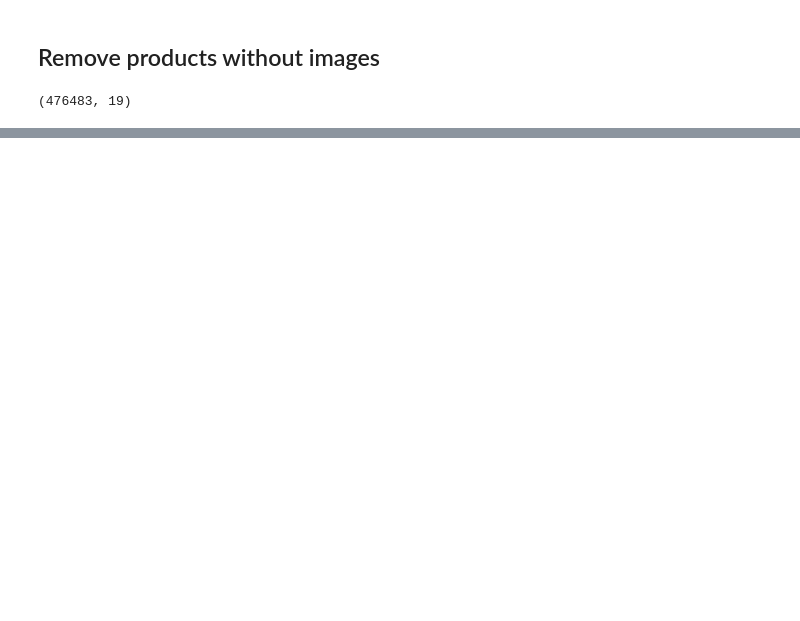
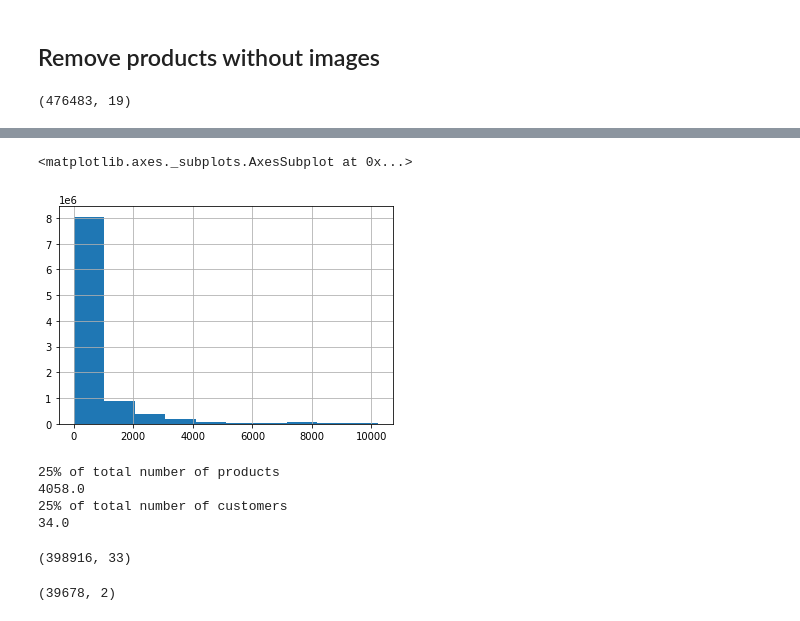
Before and after one commit to alirezasdg1/Amazon-recommender-system, a Jupyter notebook: notebooks/prepare_dataset.ipynb, the cells around one changed output, grey strips where cells are left out. Drawn from its saved outputs; the diff is of its cells as text; code cells hidden in the pictures; blank space fills up the shorter version.

```diff
--- a/notebooks/prepare_dataset.ipynb
+++ b/notebooks/prepare_dataset.ipynb
@@ -348,0 +191,16 @@ df_all["style"].iloc[9794153]
+# %%
+df_all_15.Total_review_P.hist()
+# %% [output]
+<matplotlib.axes._subplots.AxesSubplot at 0x...>
+[figure, added]
+# %%
+print("25% of total number of products")
+print(df_all_15.Total_review_P.quantile(q=.97))
+
+print("25% of total number of customers")
+print(df_all_15.Total_review_C.quantile(q=.99))
+# %% [output]
+25% of total number of products
+4058.0
+25% of total number of customers
+34.0
@@ -348,0 +209,4 @@ df_all["style"].iloc[9794153]
+# %%
+df_all_re.shape
+# %% [output]
+(398916, 33)
@@ -348,0 +215,4 @@ df_all["style"].iloc[9794153]
+# %%
+df_item_100.shape
+# %% [output]
+(39678, 2)
```
Also changed, not shown: parts of 61 cells of this notebook.
